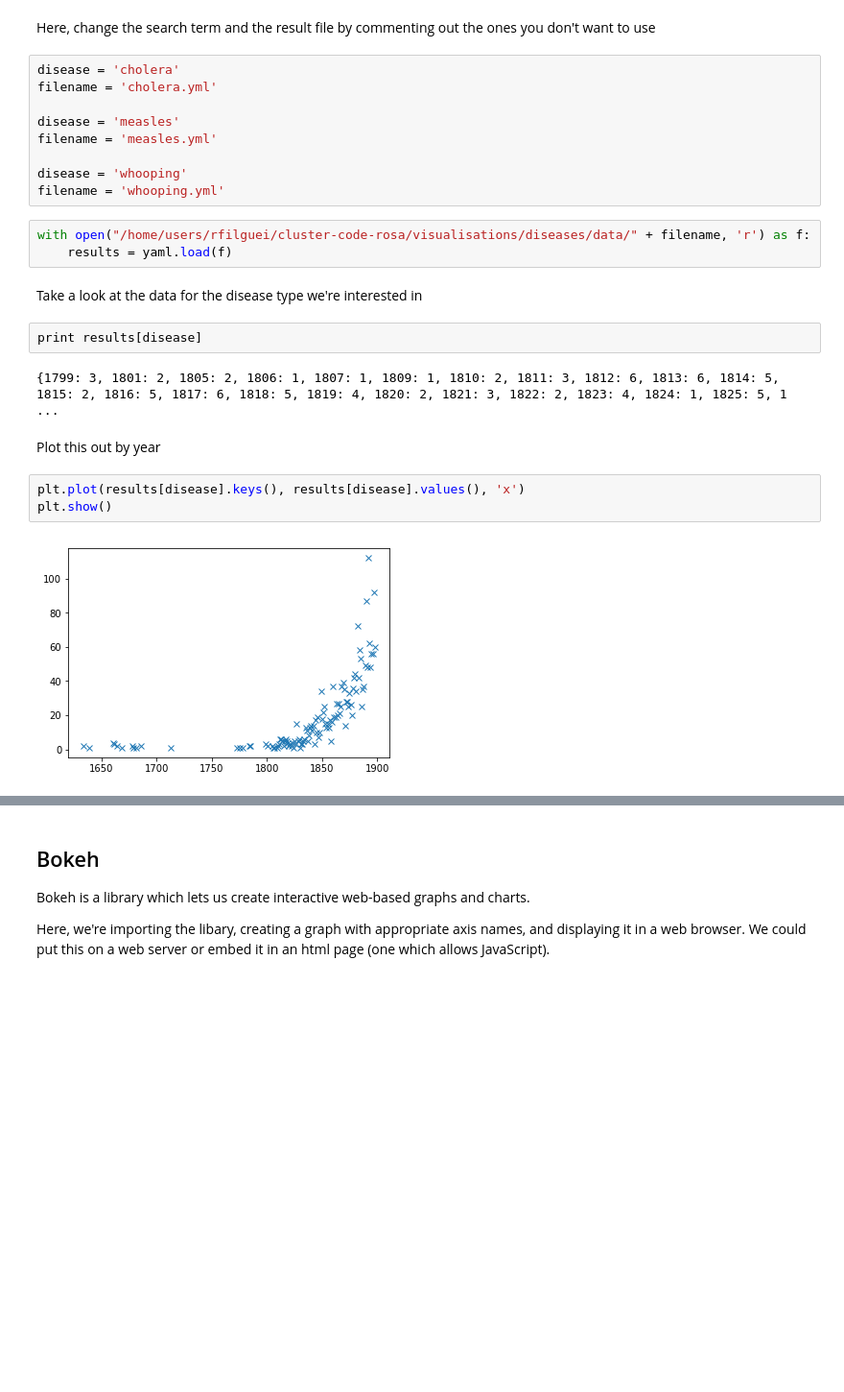
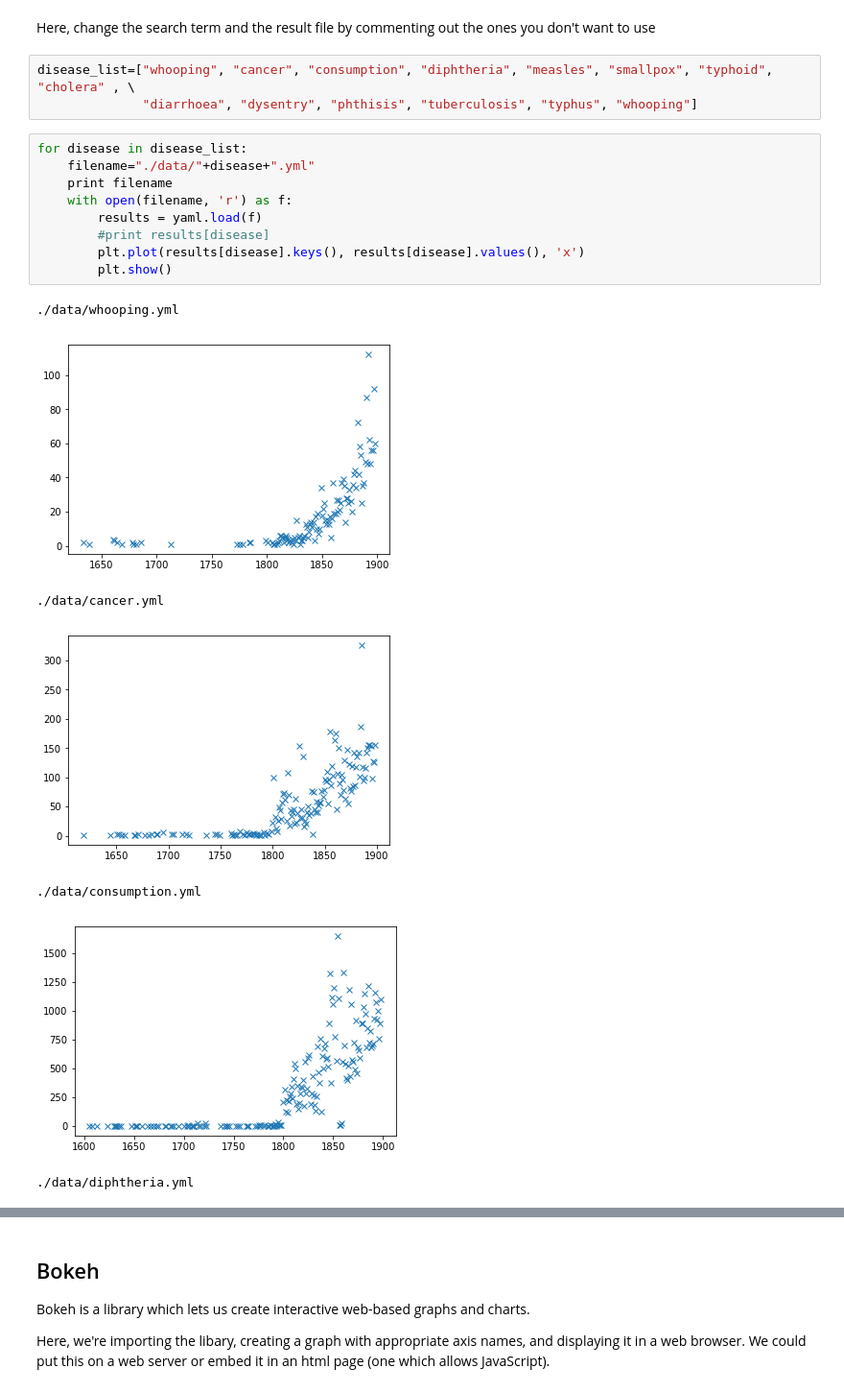
Before and after one commit to rosafilgueira/visualisations, a Jupyter notebook: diseases/Diseases_1-LocalPackages.ipynb, the cells around one changed output, grey strips where cells are left out. Shown: that part at 96% size. Drawn from its saved outputs; the diff is of its cells as text; blank space fills up the shorter version.

```diff
--- a/diseases/Diseases_1-LocalPackages.ipynb
+++ b/diseases/Diseases_1-LocalPackages.ipynb
@@ -19,28 +19,23 @@ disease = 'consumption'
 filename = 'consumption.yml'
 # %% [markdown]
 Here, change the search term and the result file by commenting out the ones you don't want to use
-# %%
-disease = 'cholera'
-filename = 'cholera.yml'
-
-disease = 'measles'
-filename = 'measles.yml'
-
-disease = 'whooping'
-filename = 'whooping.yml'
-# %%
-with open("/home/users/rfilguei/cluster-code-rosa/visualisations/diseases/data/" + filename, 'r') as f:
-    results = yaml.load(f)
-# %% [markdown]
-Take a look at the data for the disease type we're interested in
-# %%
-print results[disease]
-# %% [output]
-{1799: 3, 1801: 2, 1805: 2, 1806: 1, 1807: 1, 1809: 1, 1810: 2, 1811: 3, 1812: 6, 1813: 6, 1814: 5, 1815: 2, 1816: 5, 1817: 6, 1818: 5, 1819: 4, 1820: 2, 1821: 3, 1822: 2, 1823: 4, 1824: 1, 1825: 5, 1 ...
-# %% [markdown]
-Plot this out by year
-# %%
-plt.plot(results[disease].keys(), results[disease].values(), 'x')
-plt.show()
-# %% [output]
-[figure, removed]
+# %%
+disease_list=["whooping", "cancer", "consumption", "diphtheria", "measles", "smallpox", "typhoid", "cholera" , \
+              "diarrhoea", "dysentry", "phthisis", "tuberculosis", "typhus", "whooping"]
+# %%
+for disease in disease_list:
+    filename="./data/"+disease+".yml"
+    print filename
+    with open(filename, 'r') as f:
+        results = yaml.load(f)
+        #print results[disease]
+        plt.plot(results[disease].keys(), results[disease].values(), 'x')
+        plt.show()
+# %% [output]
+./data/whooping.yml
+[figure, added]
+./data/cancer.yml
+[figure, added]
+./data/consumption.yml
+[figure, added]
+./data/diphtheria.yml
```
Also changed, not shown: parts of 3 cells of this notebook.
